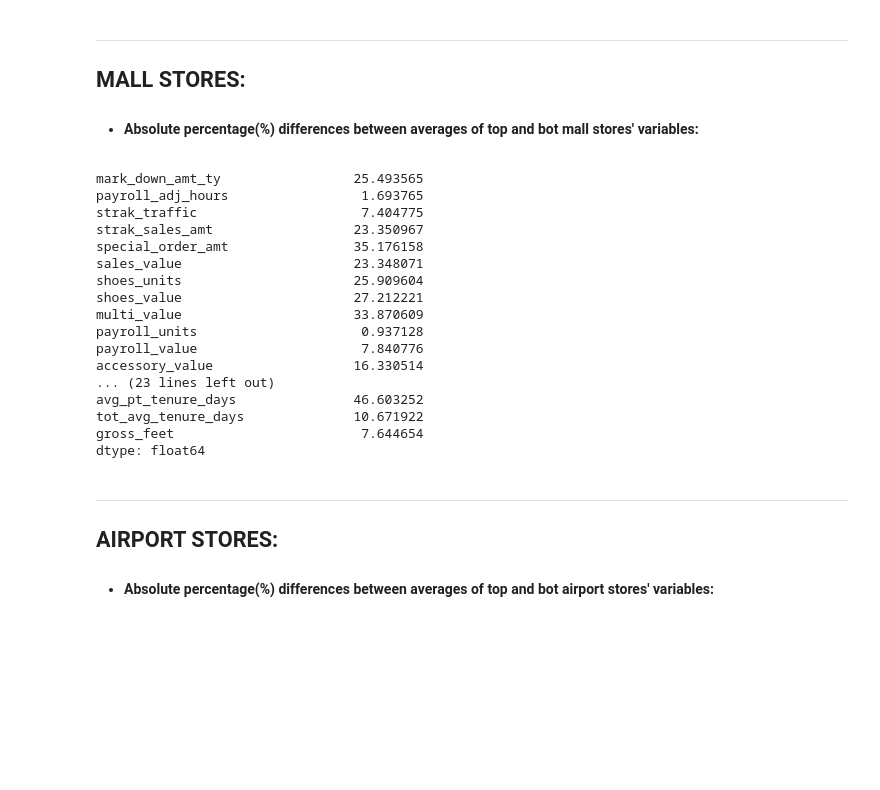
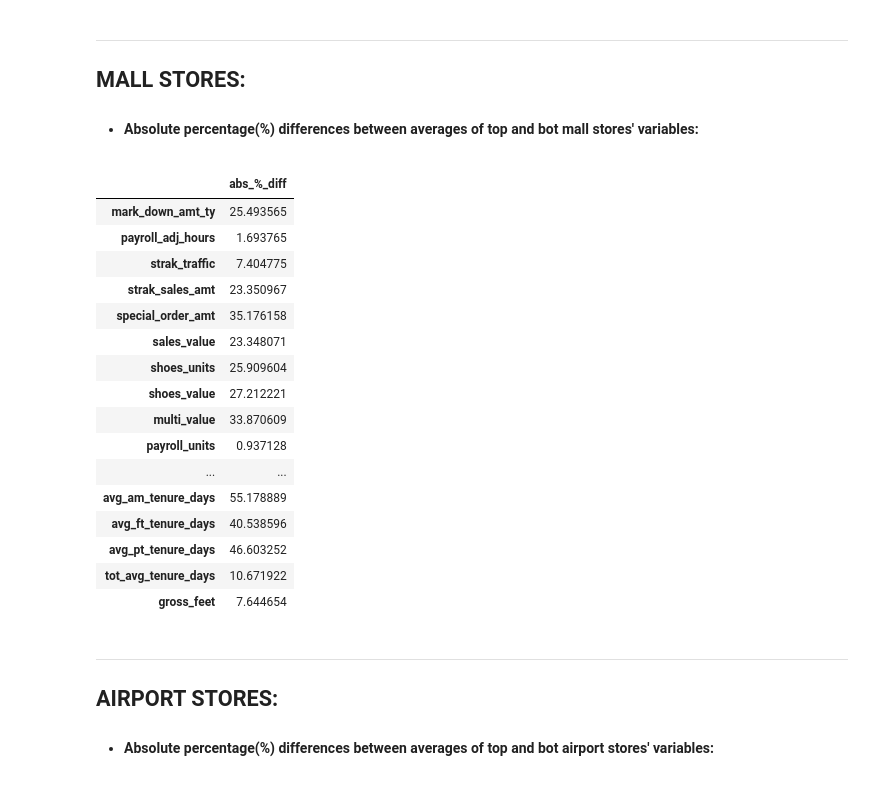
Before and after one commit to RakshandaKaukab05/Percent-comp-increase-sandals, a Jupyter notebook: serge_genesco_notebook_2.ipynb, the cells around one changed output. Drawn from its saved outputs; the diff is of its cells as text; code cells hidden in the pictures; blank space fills up the shorter version.

```diff
--- a/serge_genesco_notebook_2.ipynb
+++ b/serge_genesco_notebook_2.ipynb
@@ -132,28 +120,28 @@ for_compare_by_store
 
 ### Commented out classes do not have enough stores to do top and bot 10 store difference checks
 # %%
-classes = df1['class'].unique()
+classes = df['class'].unique()
 
-mall_top = df1[df1['class'] == classes[0]].groupby(['store']).mean().nlargest(10, 'comp_pct').iloc[:, 3:].mean().rename('mall_top').to_frame()
-mall_bot = df1[df1['class'] == classes[0]].groupby(['store']).mean().nsmallest(10, 'comp_pct').iloc[:, 3:].mean().rename('mall_bot').to_frame()
+mall_top = df[df['class'] == classes[0]].groupby(['store']).mean().nlargest(10, 'comp_pct').iloc[:, 3:].mean().rename('mall_top').to_frame()
+mall_bot = df[df['class'] == classes[0]].groupby(['store']).mean().nsmallest(10, 'comp_pct').iloc[:, 3:].mean().rename('mall_bot').to_frame()
 
-# open_air_top = df1[df1['class'] == classes[1]].groupby(['store']).mean().nlargest(10, 'comp_pct').iloc[:, 3:].mean().rename('open_air_top').to_frame()
-# open_air_bot = df1[df1['class'] == classes[1]].groupby(['store']).mean().nsmallest(10, 'comp_pct').iloc[:, 3:].mean().rename('open_air_bot').to_frame()
+# open_air_top = df[df['class'] == classes[1]].groupby(['store']).mean().nlargest(10, 'comp_pct').iloc[:, 3:].mean().rename('open_air_top').to_frame()
+# open_air_bot = df[df['class'] == classes[1]].groupby(['store']).mean().nsmallest(10, 'comp_pct').iloc[:, 3:].mean().rename('open_air_bot').to_frame()
 
-# downtown_top = df1[df1['class'] == classes[2]].groupby(['store']).mean().nlargest(10, 'comp_pct').iloc[:, 3:].mean().rename('downtown_top').to_frame()
-# downtown_bot = df1[df1['class'] == classes[2]].groupby(['store']).mean().nsmallest(10, 'comp_pct').iloc[:, 3:].mean().rename('downtown_bot').to_frame()
+# downtown_top = df[df['class'] == classes[2]].groupby(['store']).mean().nlargest(10, 'comp_pct').iloc[:, 3:].mean().rename('downtown_top').to_frame()
+# downtown_bot = df[df['class'] == classes[2]].groupby(['store']).mean().nsmallest(10, 'comp_pct').iloc[:, 3:].mean().rename('downtown_bot').to_frame()
 
-# street_top = df1[df1['class'] == classes[3]].groupby(['store']).mean().nlargest(10, 'comp_pct').iloc[:, 3:].mean().rename('street_top').to_frame()
-# street_bot = df1[df1['class'] == classes[3]].groupby(['store']).mean().nsmallest(10, 'comp_pct').iloc[:, 3:].mean().rename('street_bot').to_frame()
+# street_top = df[df['class'] == classes[3]].groupby(['store']).mean().nlargest(10, 'comp_pct').iloc[:, 3:].mean().rename('street_top').to_frame()
+# street_bot = df[df['class'] == classes[3]].groupby(['store']).mean().nsmallest(10, 'comp_pct').iloc[:, 3:].mean().rename('street_bot').to_frame()
 
-airport_top = df1[df1['class'] == classes[4]].groupby(['store']).mean().nlargest(10, 'comp_pct').iloc[:, 3:].mean().rename('airport_top').to_frame()
-airport_bot = df1[df1['class'] == classes[4]].groupby(['store']).mean().nsmallest(10, 'comp_pct').iloc[:, 3:].mean().rename('airport_bot').to_frame()
+airport_top = df[df['class'] == classes[4]].groupby(['store']).mean().nlargest(10, 'comp_pct').iloc[:, 3:].mean().rename('airport_top').to_frame()
+airport_bot = df[df['class'] == classes[4]].groupby(['store']).mean().nsmallest(10, 'comp_pct').iloc[:, 3:].mean().rename('airport_bot').to_frame()
 
 # lifestyle_top = df1[df1['class'] == classes[5]].groupby(['store']).mean().nlargest(10, 'comp_pct').iloc[:, 3:].mean().rename('lifestyle_top').to_frame()
 # lifestyle_bot = df1[df1['class'] == classes[5]].groupby(['store']).mean().nsmallest(10, 'comp_pct').iloc[:, 3:].mean().rename('lifestyle_bot').to_frame()
 
-outlet_top = df1[df1['class'] == classes[6]].groupby(['store']).mean().nlargest(10, 'comp_pct').iloc[:, 3:].mean().rename('outlet_top').to_frame()
-outlet_bot = df1[df1['class'] == classes[6]].groupby(['store']).mean().nsmallest(10, 'comp_pct').iloc[:, 3:].mean().rename('outlet_bot').to_frame()
+outlet_top = df[df['class'] == classes[6]].groupby(['store']).mean().nlargest(10, 'comp_pct').iloc[:, 3:].mean().rename('outlet_top').to_frame()
+outlet_bot = df[df['class'] == classes[6]].groupby(['store']).mean().nsmallest(10, 'comp_pct').iloc[:, 3:].mean().rename('outlet_bot').to_frame()
 
 for_compare_by_class = pd.concat([mall_top, mall_bot, airport_top, airport_bot, outlet_top, outlet_bot], axis=1)
 # for_compare_by_class
@@ -163,25 +151,25 @@ for_compare_by_class = pd.concat([mall_top, mall_bot, airport_top, airport_bot,
 ## MALL STORES:
  - #### Absolute percentage(%) differences between averages of top and bot mall stores' variables:
 # %%
-abs(abs(mall_bot.iloc[1:,0]-mall_top.iloc[1:,0]) / ((mall_bot.iloc[1:,0] + mall_top.iloc[1:,0]) * 0.5) * 100)
+abs(abs(mall_bot.iloc[1:,0]-mall_top.iloc[1:,0]) / ((mall_bot.iloc[1:,0] + mall_top.iloc[1:,0]) * 0.5) * 100).to_frame('abs_%_diff')
 # %% [output]
-mark_down_amt_ty                 25.493565
-payroll_adj_hours                 1.693765
-strak_traffic                     7.404775
-strak_sales_amt                  23.350967
-special_order_amt                35.176158
-sales_value                      23.348071
-shoes_units                      25.909604
-shoes_value                      27.212221
-multi_value                      33.870609
-payroll_units                     0.937128
-payroll_value                     7.840776
-accessory_value                  16.330514
-... (23 lines left out)
-avg_pt_tenure_days               46.603252
-tot_avg_tenure_days              10.671922
-gross_feet                        7.644654
-dtype: float64
+|  | abs_%_diff |
+| mark_down_amt_ty | 25.493565 |
+| payroll_adj_hours | 1.693765 |
+| strak_traffic | 7.404775 |
+| strak_sales_amt | 23.350967 |
+| special_order_amt | 35.176158 |
+| sales_value | 23.348071 |
+| shoes_units | 25.909604 |
+| shoes_value | 27.212221 |
+| multi_value | 33.870609 |
+| payroll_units | 0.937128 |
+| ... | ... |
+| avg_am_tenure_days | 55.178889 |
+| avg_ft_tenure_days | 40.538596 |
+| avg_pt_tenure_days | 46.603252 |
+| tot_avg_tenure_days | 10.671922 |
+| gross_feet | 7.644654 |
 # %% [markdown]
 ---
 
```
Also changed, not shown: parts of 12 cells of this notebook.
